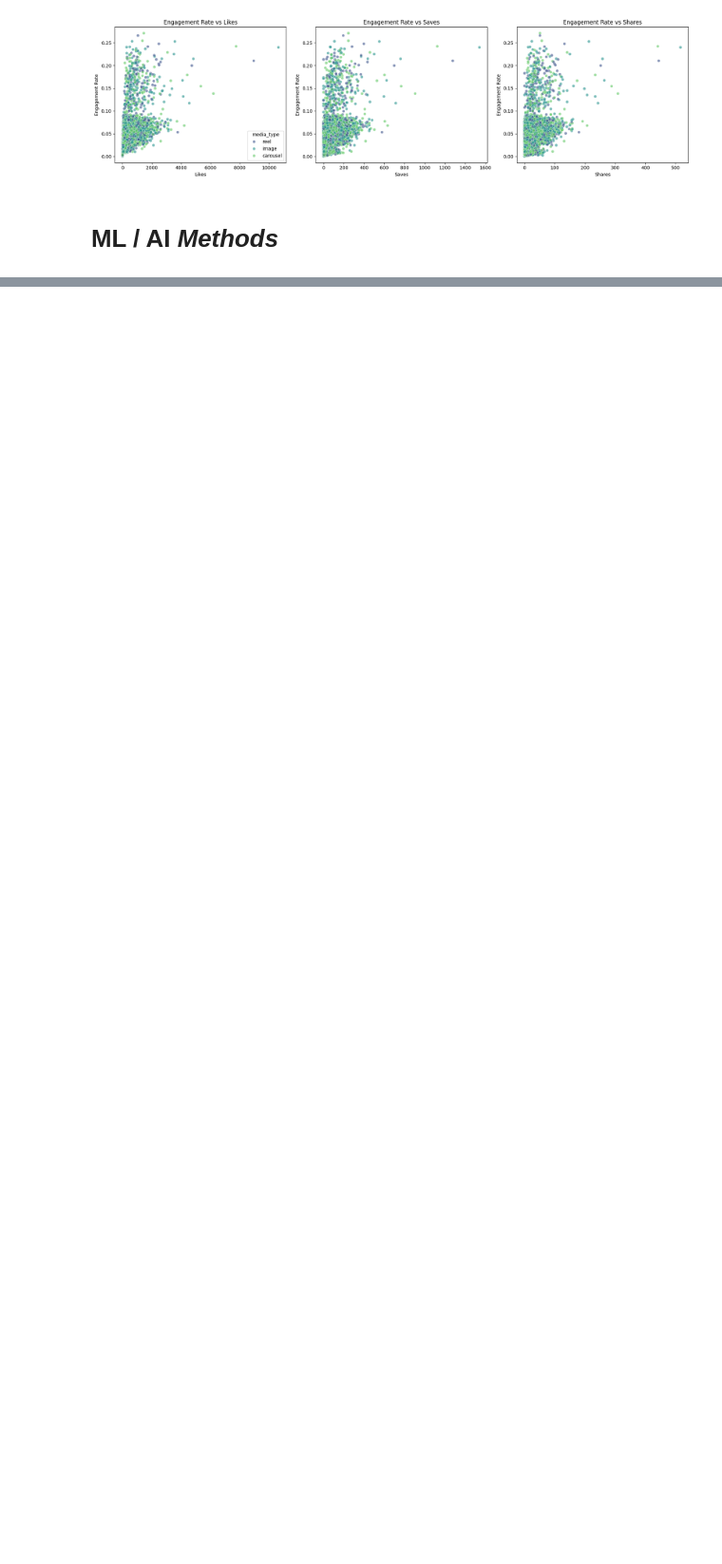
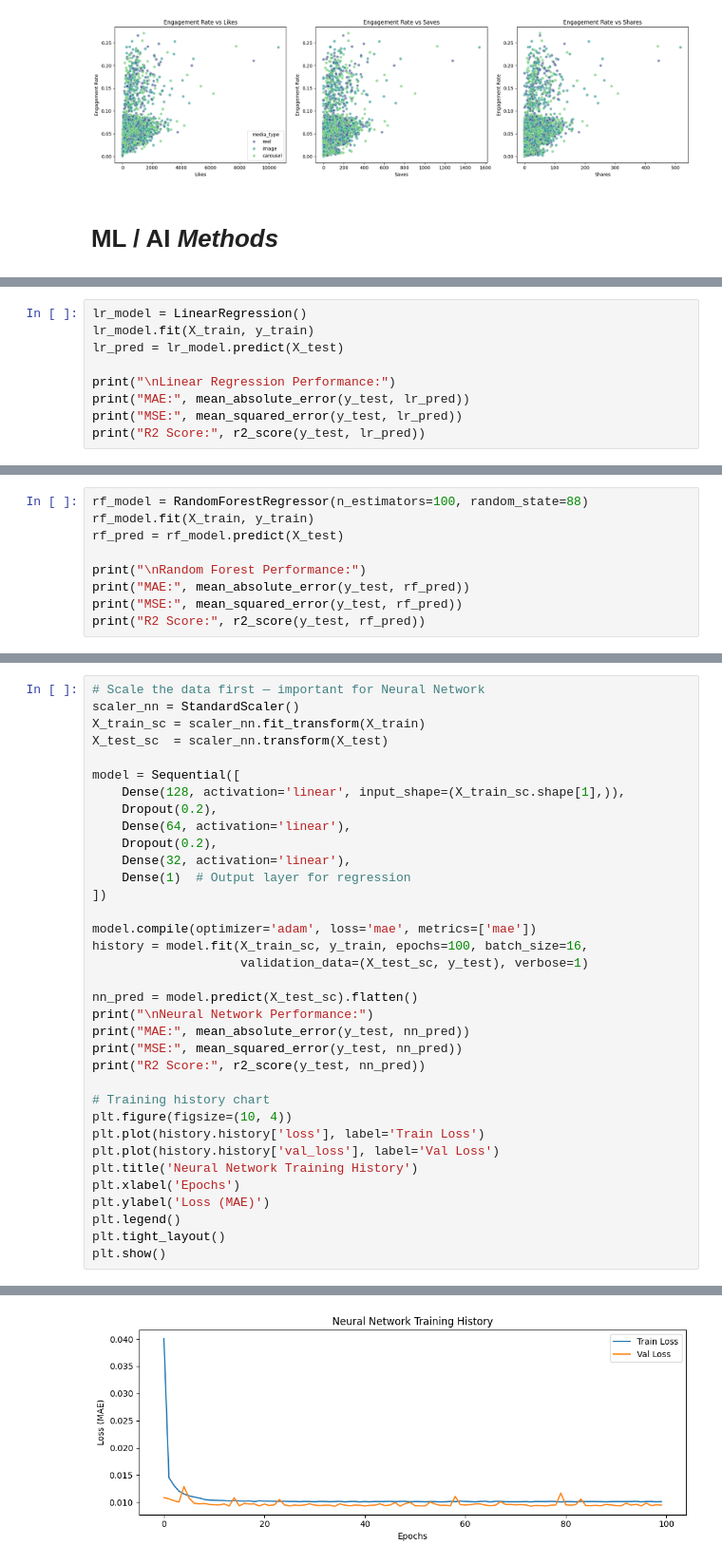
Before and after one commit to RajithmaHaseli/Instagram-Engagement-Analysis, a Jupyter notebook: instagram_analysis (1).ipynb, the cells around one changed output, grey strips where cells are left out. Shown at 95% size. Drawn from its saved outputs; the diff is of its cells as text; blank space fills up the shorter version.

```diff
--- a/instagram_analysis (1).ipynb
+++ b/instagram_analysis (1).ipynb
@@ -325,0 +343,9 @@ plt.show()
+# %%
+lr_model = LinearRegression()
+lr_model.fit(X_train, y_train)
+lr_pred = lr_model.predict(X_test)
+
+print("\nLinear Regression Performance:")
+print("MAE:", mean_absolute_error(y_test, lr_pred))
+print("MSE:", mean_squared_error(y_test, lr_pred))
+print("R2 Score:", r2_score(y_test, lr_pred))
@@ -325,0 +357,9 @@ plt.show()
+# %%
+rf_model = RandomForestRegressor(n_estimators=100, random_state=88)
+rf_model.fit(X_train, y_train)
+rf_pred = rf_model.predict(X_test)
+
+print("\nRandom Forest Performance:")
+print("MAE:", mean_absolute_error(y_test, rf_pred))
+print("MSE:", mean_squared_error(y_test, rf_pred))
+print("R2 Score:", r2_score(y_test, rf_pred))
@@ -325,0 +371,36 @@ plt.show()
+# %%
+# Scale the data first — important for Neural Network
+scaler_nn = StandardScaler()
+X_train_sc = scaler_nn.fit_transform(X_train)
+X_test_sc  = scaler_nn.transform(X_test)
+
+model = Sequential([
+    Dense(128, activation='linear', input_shape=(X_train_sc.shape[1],)),
+    Dropout(0.2),
+    Dense(64, activation='linear'),
+    Dropout(0.2),
+    Dense(32, activation='linear'),
+    Dense(1)  # Output layer for regression
+])
+
+model.compile(optimizer='adam', loss='mae', metrics=['mae'])
+history = model.fit(X_train_sc, y_train, epochs=100, batch_size=16,
+                    validation_data=(X_test_sc, y_test), verbose=1)
+
+nn_pred = model.predict(X_test_sc).flatten()
+print("\nNeural Network Performance:")
+print("MAE:", mean_absolute_error(y_test, nn_pred))
+print("MSE:", mean_squared_error(y_test, nn_pred))
+print("R2 Score:", r2_score(y_test, nn_pred))
+
+# Training history chart
+plt.figure(figsize=(10, 4))
+plt.plot(history.history['loss'], label='Train Loss')
+plt.plot(history.history['val_loss'], label='Val Loss')
+plt.title('Neural Network Training History')
+plt.xlabel('Epochs')
+plt.ylabel('Loss (MAE)')
+plt.legend()
+plt.tight_layout()
+plt.show()
+# %% [output]
@@ -325,0 +424 @@ plt.show()
+[figure, added]
```
Also changed, not shown: parts of 5 cells of this notebook.
